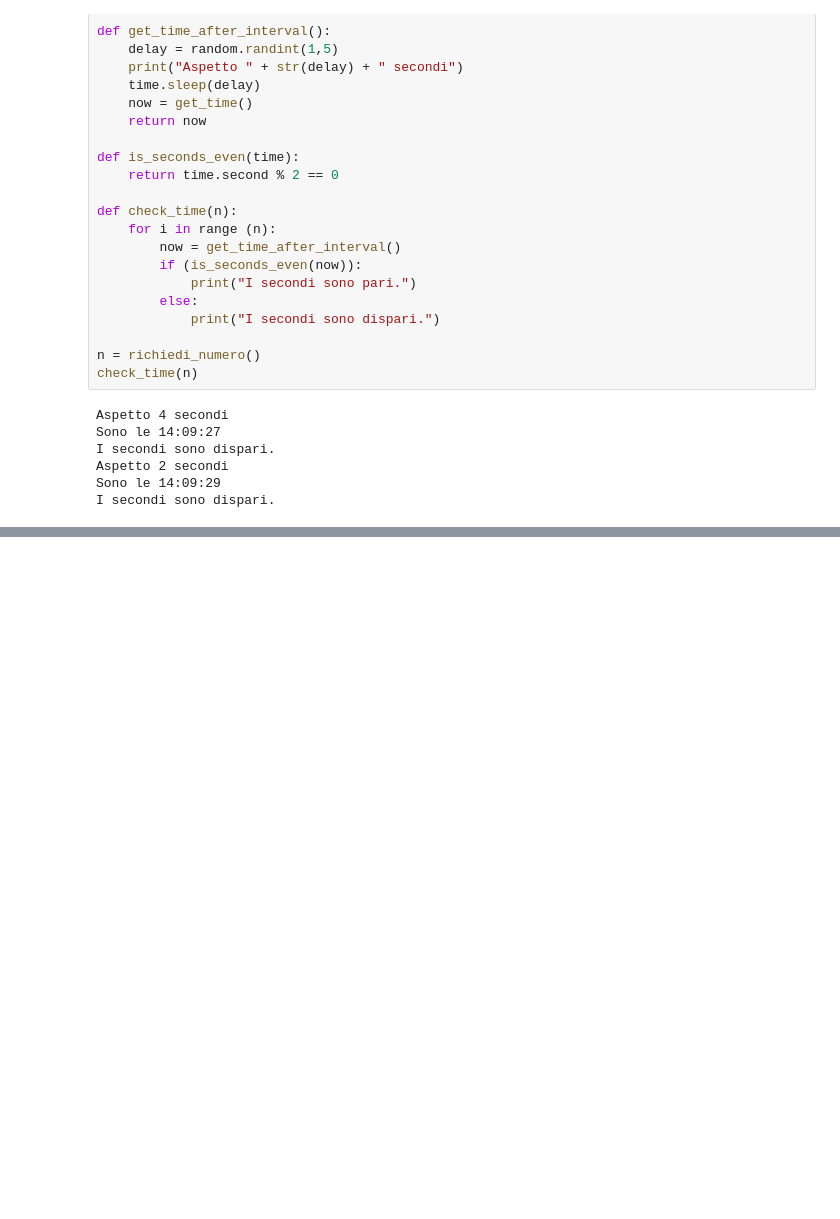
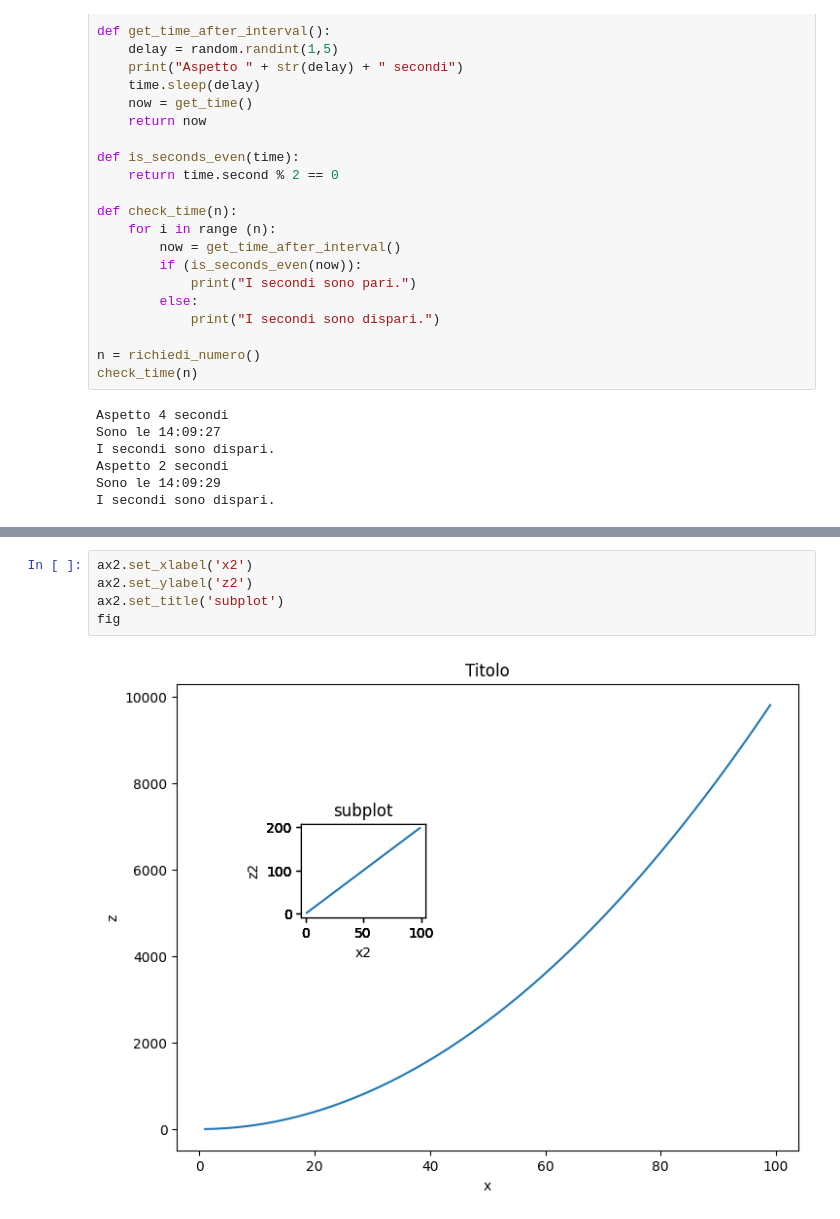
Before and after one commit to riccardodanna/ITS_PrimaRepo, a Jupyter notebook: Lezione 3.ipynb, the cells around one changed output, grey strips where cells are left out. Saved outputs shown, nothing was run; the diff lists cells and outputs as text; blank space fills up the shorter version.

```diff
--- a/Lezione 3.ipynb
+++ b/Lezione 3.ipynb
@@ -269,0 +646,7 @@ I secondi sono dispari.
+# %%
+ax2.set_xlabel('x2')
+ax2.set_ylabel('z2')
+ax2.set_title('subplot')
+fig
+# %% [output]
+[figure, added]
```
Also changed, not shown: parts of 38 cells of this notebook.
